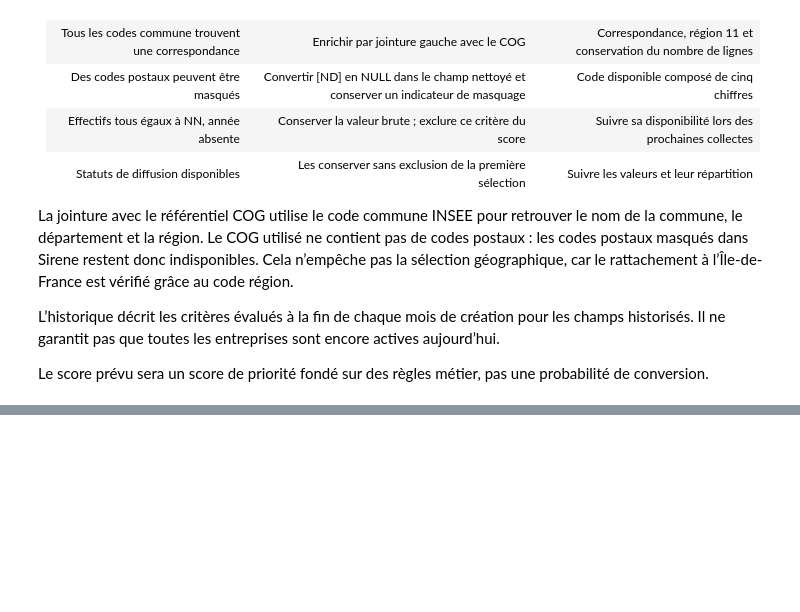
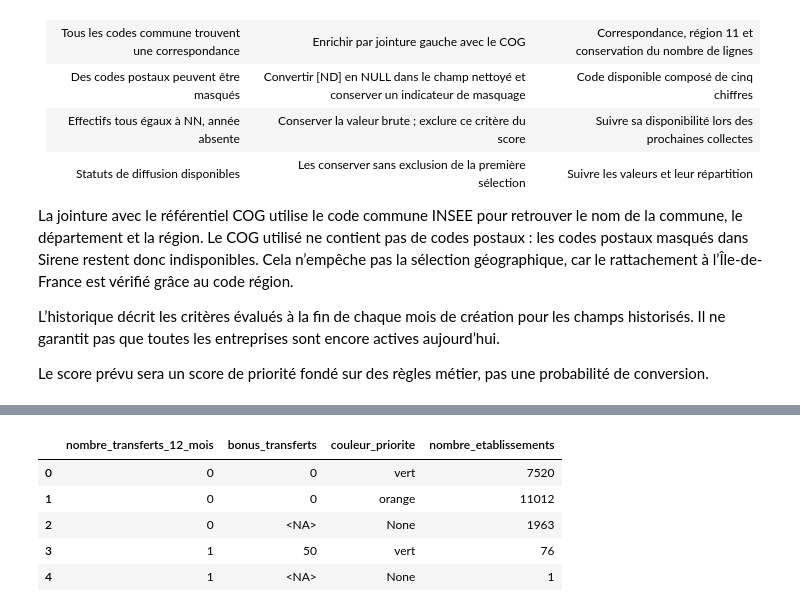
Before and after one commit to maussangceline-ops/prospection-b2b, a Jupyter notebook: exploration.ipynb, the cells around one changed output, grey strips where cells are left out. Saved outputs shown, nothing was run; the diff lists cells and outputs as text; code cells hidden in the pictures; blank space fills up the shorter version.

```diff
--- a/exploration.ipynb
+++ b/exploration.ipynb
@@ -898,0 +940,18 @@ print(
+# %%
+import duckdb
+connexion = duckdb.connect('data/warehouse/prospection.duckdb', read_only=True)
+display(connexion.sql('''
+    select nombre_transferts_12_mois, bonus_transferts,
+           couleur_priorite, count(*) as nombre_etablissements
+    from analytics.mart_prospects_scores
+    group by all
+    order by nombre_transferts_12_mois, bonus_transferts
+''').df())
+connexion.close()
+# %% [output]
+|  | nombre_transferts_12_mois | bonus_transferts | couleur_priorite | nombre_etablissements |
+| 0 | 0 | 0 | vert | 7520 |
+| 1 | 0 | 0 | orange | 11012 |
+| 2 | 0 | <NA> | None | 1963 |
+| 3 | 1 | 50 | vert | 76 |
+| 4 | 1 | <NA> | None | 1 |
```
Also changed, not shown: parts of 6 cells of this notebook.
